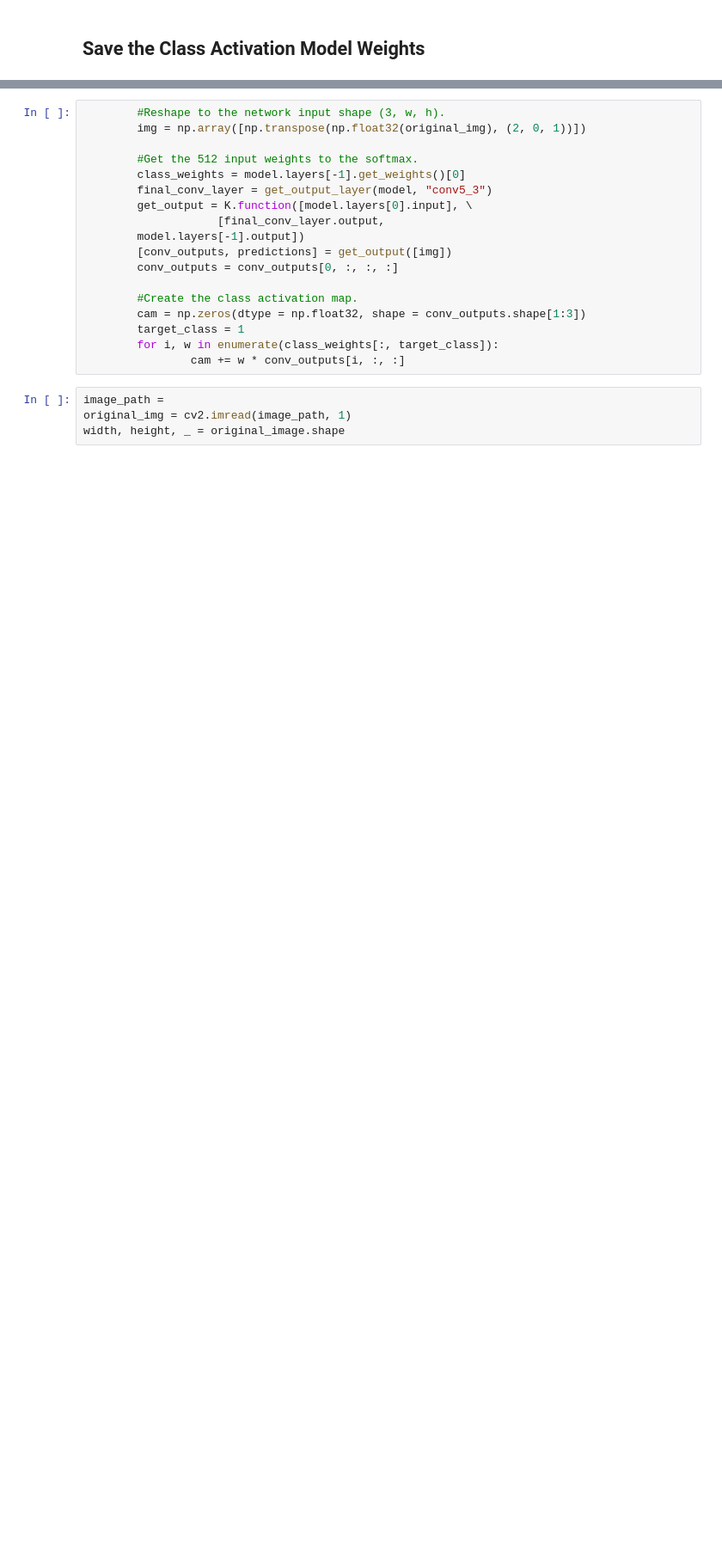
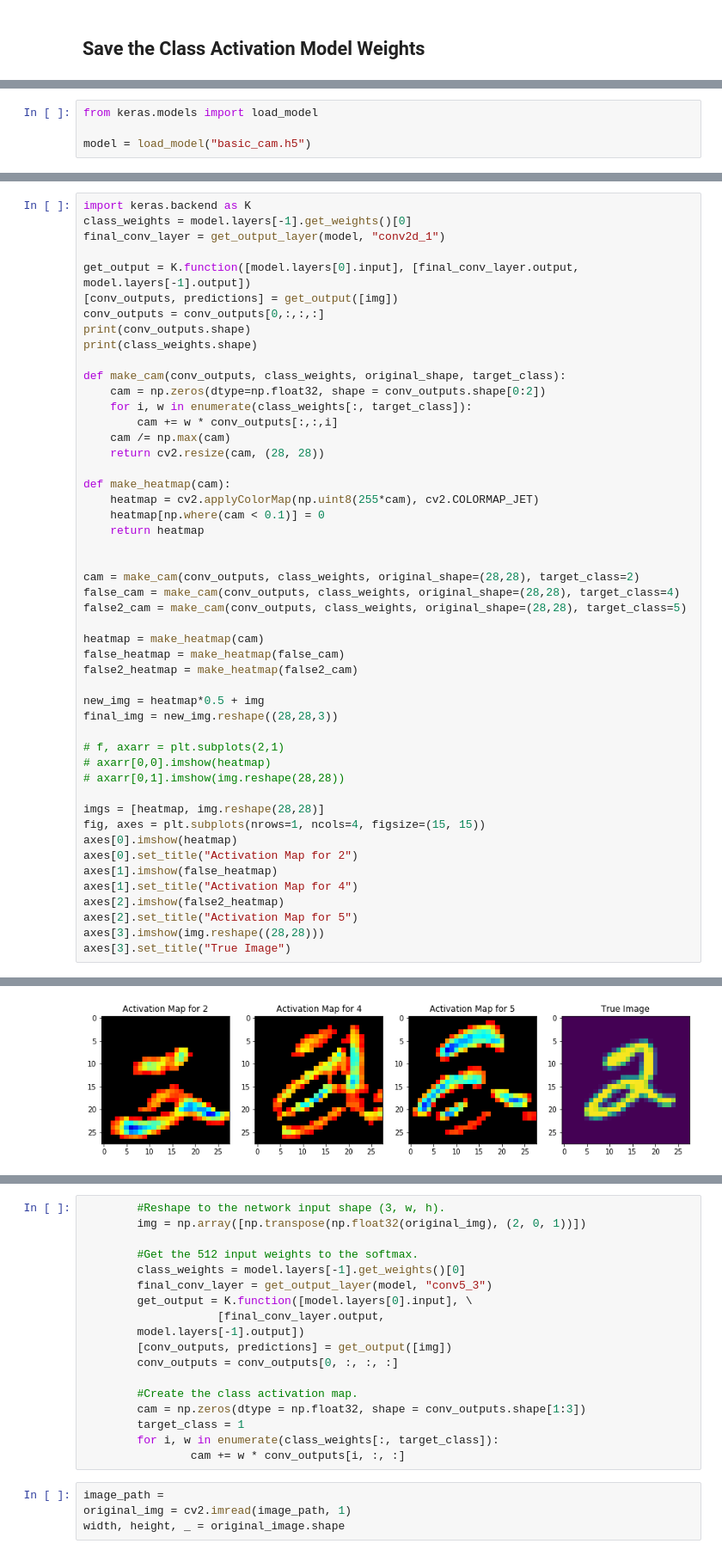
Before and after one commit to ychennay/attention-facial-recognition, a Jupyter notebook: CNN Research Notebook.ipynb, the cells around one changed output, grey strips where cells are left out. Shown at 86% size. Cells and saved outputs as stored; diff of their text form; blank space fills up the shorter version.

```diff
--- a/CNN Research Notebook.ipynb
+++ b/CNN Research Notebook.ipynb
@@ -196,0 +205,4 @@ img.shape
+# %%
+from keras.models import load_model
+
+model = load_model("basic_cam.h5")
@@ -196,0 +218,50 @@ img.shape
+# %%
+import keras.backend as K
+class_weights = model.layers[-1].get_weights()[0]
+final_conv_layer = get_output_layer(model, "conv2d_1")
+
+get_output = K.function([model.layers[0].input], [final_conv_layer.output, model.layers[-1].output])
+[conv_outputs, predictions] = get_output([img])
+conv_outputs = conv_outputs[0,:,:,:]
+print(conv_outputs.shape)
+print(class_weights.shape)
+
+def make_cam(conv_outputs, class_weights, original_shape, target_class):
+    cam = np.zeros(dtype=np.float32, shape = conv_outputs.shape[0:2])
+    for i, w in enumerate(class_weights[:, target_class]):
+        cam += w * conv_outputs[:,:,i]
+    cam /= np.max(cam)
+    return cv2.resize(cam, (28, 28))
+
+def make_heatmap(cam):
+    heatmap = cv2.applyColorMap(np.uint8(255*cam), cv2.COLORMAP_JET)
+    heatmap[np.where(cam < 0.1)] = 0
+    return heatmap
+
+
+cam = make_cam(conv_outputs, class_weights, original_shape=(28,28), target_class=2)
+false_cam = make_cam(conv_outputs, class_weights, original_shape=(28,28), target_class=4)
+false2_cam = make_cam(conv_outputs, class_weights, original_shape=(28,28), target_class=5)
+
+heatmap = make_heatmap(cam)
+false_heatmap = make_heatmap(false_cam)
+false2_heatmap = make_heatmap(false2_cam)
+
+new_img = heatmap*0.5 + img
+final_img = new_img.reshape((28,28,3))
+
+# f, axarr = plt.subplots(2,1)
+# axarr[0,0].imshow(heatmap)
+# axarr[0,1].imshow(img.reshape(28,28))
+
+imgs = [heatmap, img.reshape(28,28)]
+fig, axes = plt.subplots(nrows=1, ncols=4, figsize=(15, 15))
+axes[0].imshow(heatmap)
+axes[0].set_title("Activation Map for 2")
+axes[1].imshow(false_heatmap)
+axes[1].set_title("Activation Map for 4")
+axes[2].imshow(false2_heatmap)
+axes[2].set_title("Activation Map for 5")
+axes[3].imshow(img.reshape((28,28)))
+axes[3].set_title("True Image")
+# %% [output]
@@ -196,0 +271 @@ img.shape
+[figure, added]
```
Also changed, not shown: parts of 18 cells of this notebook, 6 other files.
